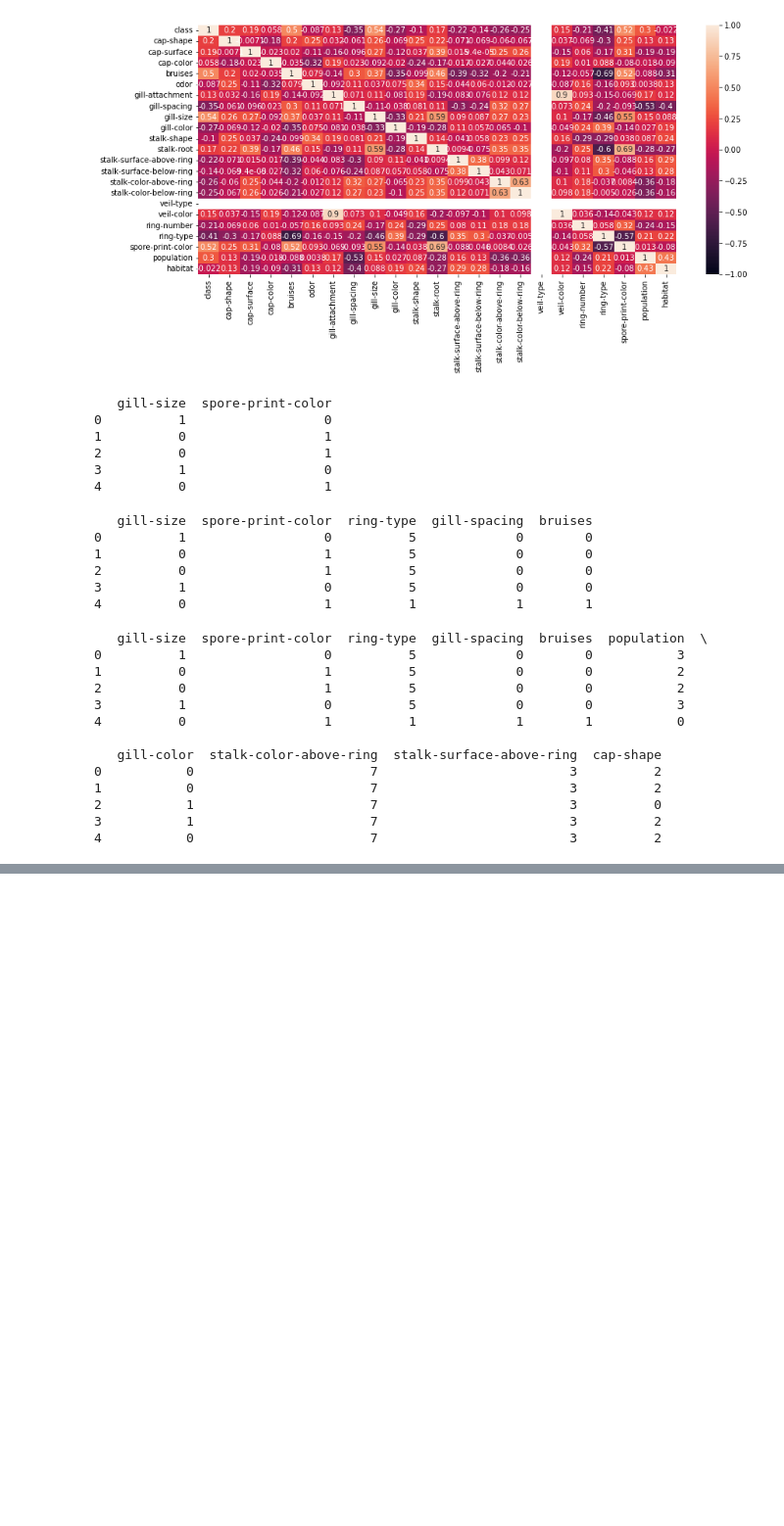
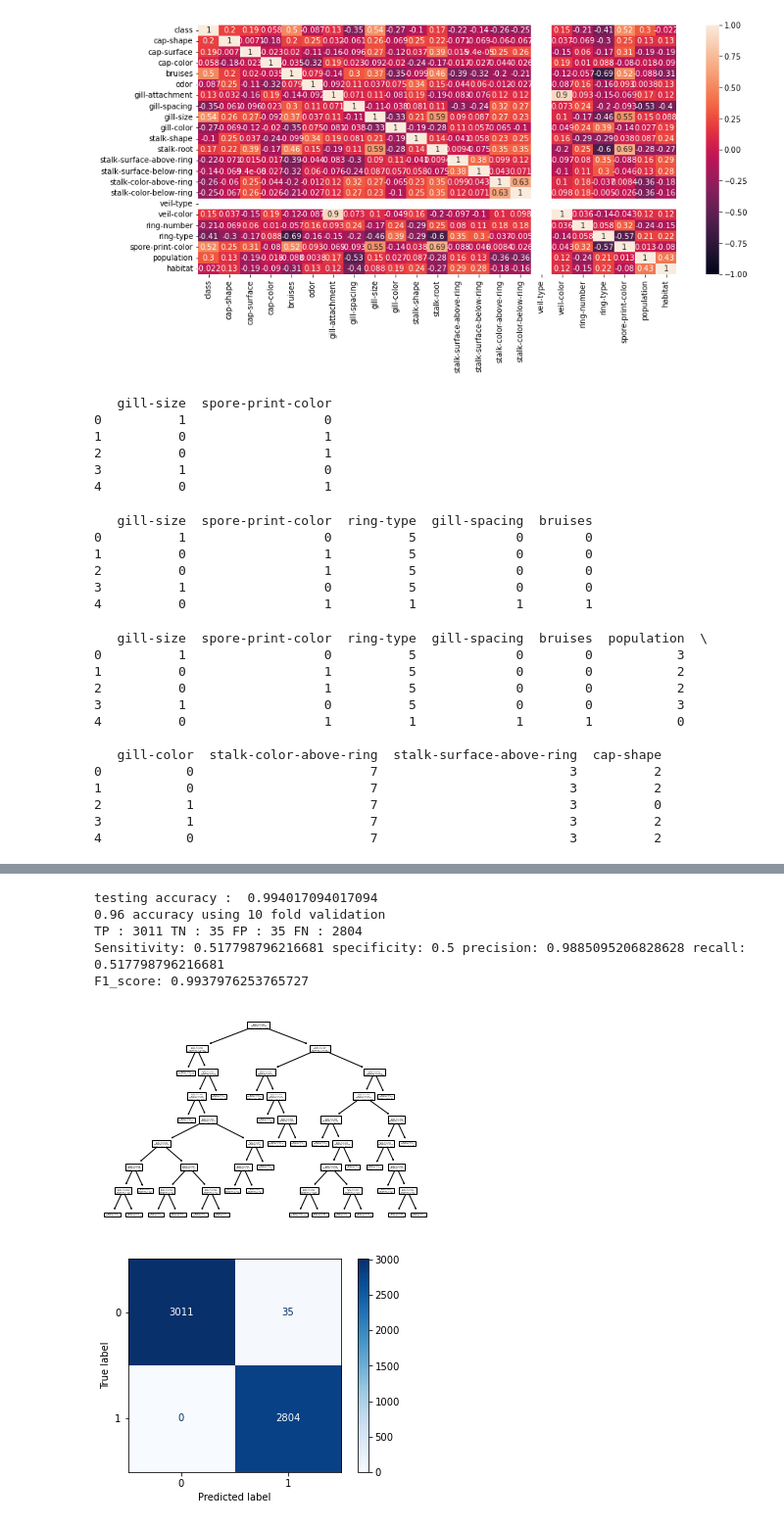
Before and after one commit to jagmeet18/DataMining, a Jupyter notebook: practice_notebook.ipynb, the cells around one changed output, grey strips where cells are left out. Shown at 98% size. Cells and saved outputs as stored; diff of their text form; code cells hidden in the pictures; blank space fills up the shorter version.

```diff
--- a/practice_notebook.ipynb
+++ b/practice_notebook.ipynb
@@ -856,0 +1026,60 @@ See the caveats in the documentation: https://pandas.pydata.org/pandas-docs/stab
+# %%
+# for tree 3
+labels = dataset[["class"]]
+X = top10_dataset
+y = labels
+#executing the split for tree 3
+X_t, X_test2, y_t, y_test2 = train_test_split(X_train_tree1, y_train_tree1, test_size=0.6, random_state=10)
+X_test_tree3 = pd.concat([X_test_tree1, X_test2], axis=0)
+y_test_tree3 = pd.concat([y_test_tree1, y_test2], axis=0)
+
+
+X_train_tree2 , X_test_tree2 , y_train_tree2 , y_test_tree2 = train_test_split(X, y, test_size=0.60)
+DTree3 = DecisionTreeClassifier(max_depth=8, random_state=42)
+DTree3.fit(X_train_tree1, y_train_tree1)
+plot_tree(DTree3)
+DTree2.predict_proba(X_test_tree3)
+
+# training accuracy
+#training_acc = DT.score(X_train, y_train)
+#print("training accuracy : ", training_acc)
+# testing accuracy
+testing_acc_tree3 = DTree3.score(X_test_tree3, y_test_tree3)
+print("testing accuracy : ", testing_acc_tree3)
+
+from sklearn.model_selection import cross_val_score
+cross_validation_score_tree3 = cross_val_score(DTree3,X,y,cv=10)
+print("%0.2f accuracy using 10 fold validation " % (cross_validation_score_tree3.mean()))
+
+from sklearn.metrics import confusion_matrix
+from sklearn.metrics import plot_confusion_matrix
+from sklearn import metrics
+DTree3_y_pred = DTree3.predict(X_test_tree3)
+DTree3_confusionMatrix = confusion_matrix(y_test_tree3,DTree3_y_pred)
+
+TP_DTree3 = DTree3_confusionMatrix[0][0]
+TN_DTree3 = DTree3_confusionMatrix[0][1]
+FP_DTree3 = DTree3_confusionMatrix[0][1]
+FN_DTree3 = DTree3_confusionMatrix[1][1]
+print("TP :", TP_DTree3, "TN :", TN_DTree3, "FP :", FP_DTree3, "FN :", FN_DTree3)
+# calculating the sensitivity
+s_DTree3 = TP_DTree3/(TP_DTree3 +FN_DTree3)
+# calculating the specificity
+sp_DTree3 = TN_DTree3/(TN_DTree3 +FP_DTree3)
+# calculating the precision
+p_DTree3 = TP_DTree3/(TP_DTree3 +FP_DTree3)
+# calculating the recall
+r_DTree3 = TP_DTree3/(TP_DTree3 +FN_DTree3)
+print("Sensitivity:", s_DTree3, "specificity:", sp_DTree3, "precision:", p_DTree3, "recall:", r_DTree3)
+F1_score_DTree3 = metrics.f1_score(y_test_tree3, DTree3_y_pred)
+print(f"F1_score:",F1_score_DTree3)
+plot_confusion_matrix(DTree3, X_test_tree3, y_test_tree3, cmap=plt.cm.Blues)
+plt.show()
+# %% [output]
+testing accuracy :  0.994017094017094
+0.96 accuracy using 10 fold validation
+TP : 3011 TN : 35 FP : 35 FN : 2804
+Sensitivity: 0.517798796216681 specificity: 0.5 precision: 0.9885095206828628 recall: 0.517798796216681
+F1_score: 0.9937976253765727
+[figure, added]
+[figure, added]
```
Also changed, not shown: parts of 25 cells of this notebook.
